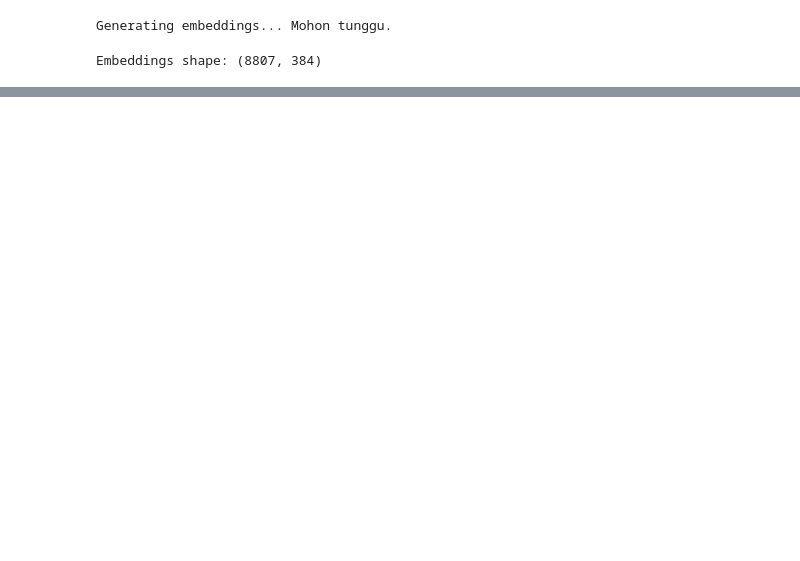
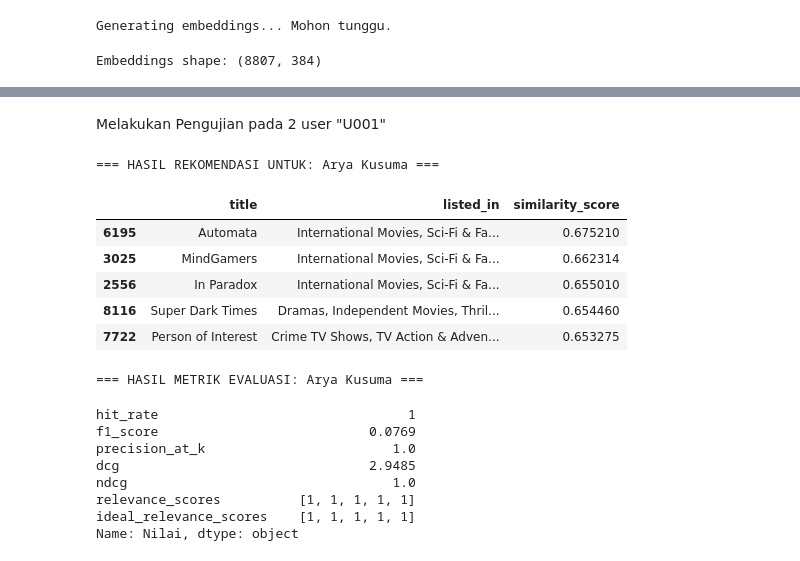
Before and after one commit to aryadary0706/tugas-sisrek-2_ContentBased, a Jupyter notebook: tugaskelompok2_recsys.ipynb, the cells around one changed output, grey strips where cells are left out. Drawn from its saved outputs; the diff is of its cells as text; code cells hidden in the pictures; blank space fills up the shorter version.

```diff
--- a/tugaskelompok2_recsys.ipynb
+++ b/tugaskelompok2_recsys.ipynb
@@ -410,27 +361,30 @@ Name: Nilai, dtype: object
+# %% [markdown]
+Melakukan Pengujian pada 2 user "U001"
 # %%
-
-# JALANKAN PENGUJIAN UNTUK USER ARYA (U001)
 target_user = users_metadata["U001"]
 
 print(f"=== HASIL REKOMENDASI UNTUK: {target_user['name']} ===")
 hasil_recs = get_recommendations(target_user, df, embeddings, top_n=5)
-display(hasil_recs[['title', 'listed_in', 'similarity_score']])
+display(hasil_recs[['title', 'listed_in', 'similarity_score', 'prec_k', ]])
 
 print(f"\n=== HASIL METRIK EVALUASI: {target_user['name']} ===")
 metrik = evaluate_recommendations(hasil_recs, target_user, df)
 df_metrik = pd.Series(metrik, name="Nilai")
 display(df_metrik)
-
-print("\n")
-
-# JALANKAN PENGUJIAN UNTUK USER COLD START (U002)
-target_user = users_metadata["U002"]
-
-print(f"=== HASIL REKOMENDASI UNTUK: {target_user['name']} ===")
-hasil_recs = get_recommendations(target_user, df, embeddings, top_n=5)
-display(hasil_recs[['title', 'listed_in', 'similarity_score']])
-
-print(f"\n=== HASIL METRIK EVALUASI: {target_user['name']} ===")
-metrik = evaluate_recommendations(hasil_recs, target_user, df)
-df_metrik = pd.Series(metrik, name="Nilai")
-display(df_metrik)
+# %% [output]
+=== HASIL REKOMENDASI UNTUK: Arya Kusuma ===
+|  | title | listed_in | similarity_score |
+| 6195 | Automata | International Movies, Sci-Fi & Fa... | 0.675210 |
+| 3025 | MindGamers | International Movies, Sci-Fi & Fa... | 0.662314 |
+| 2556 | In Paradox | International Movies, Sci-Fi & Fa... | 0.655010 |
+| 8116 | Super Dark Times | Dramas, Independent Movies, Thril... | 0.654460 |
+| 7722 | Person of Interest | Crime TV Shows, TV Action & Adven... | 0.653275 |
+=== HASIL METRIK EVALUASI: Arya Kusuma ===
+hit_rate                                1
+f1_score                           0.0769
+precision_at_k                        1.0
+dcg                                2.9485
+ndcg                                  1.0
+relevance_scores          [1, 1, 1, 1, 1]
+ideal_relevance_scores    [1, 1, 1, 1, 1]
+Name: Nilai, dtype: object
```
Also changed, not shown: parts of 16 cells of this notebook, 2 other files.
